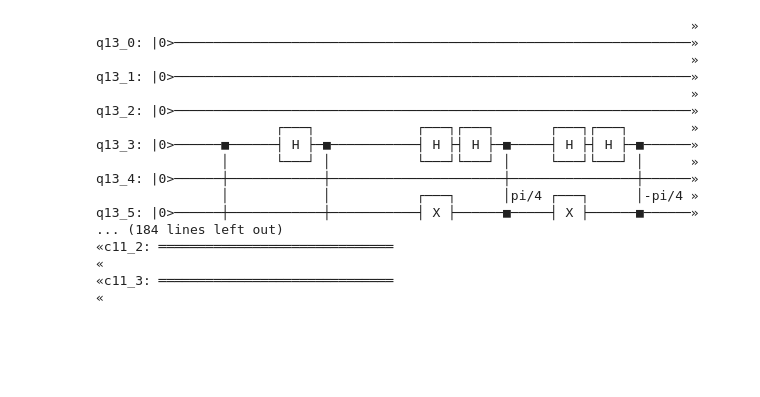
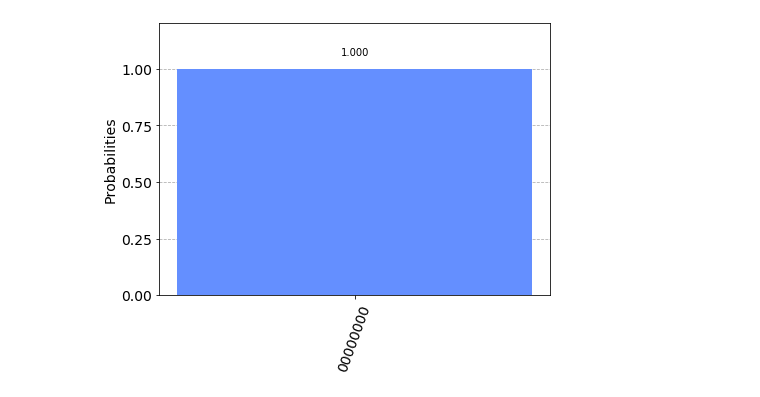
Before and after one commit to Askarpour/sw2_quantum_research, a Jupyter notebook: Olivieri/src/szegedy_quantum_walk.ipynb, the cells around one changed output. Drawn from its saved outputs; the diff is of its cells as text; code cells hidden in the pictures; blank space fills up the shorter version.

```diff
--- a/Olivieri/src/szegedy_quantum_walk.ipynb
+++ b/Olivieri/src/szegedy_quantum_walk.ipynb
@@ -16,22 +63,12 @@ circuit.cx(qr[0], qr[4])
+# %%
+circuit.measure(qr[0:8], cr)
+
+#simulate the circuit
+simulator = Aer.get_backend('qasm_simulator')
+result = execute(circuit, simulator).result()
 # %%
-#circuit.draw(output='mpl')
-from qiskit.tools.visualization import circuit_drawer
-circuit_drawer(circuit)
+# show result
+from qiskit.tools.visualization import plot_histogram, plot_circuit_layout
+plot_histogram(result.get_counts(circuit))
 # %% [output]
-                                                                            »
-q13_0: |0>──────────────────────────────────────────────────────────────────»
-                                                                            »
-q13_1: |0>──────────────────────────────────────────────────────────────────»
-                                                                            »
-q13_2: |0>──────────────────────────────────────────────────────────────────»
-                       ┌───┐             ┌───┐┌───┐       ┌───┐┌───┐        »
-q13_3: |0>──────■──────┤ H ├─■───────────┤ H ├┤ H ├─■─────┤ H ├┤ H ├─■──────»
-                │      └───┘ │           └───┘└───┘ │     └───┘└───┘ │      »
-q13_4: |0>──────┼────────────┼──────────────────────┼────────────────┼──────»
-                │            │           ┌───┐      │pi/4 ┌───┐      │-pi/4 »
-q13_5: |0>──────┼────────────┼───────────┤ X ├──────■─────┤ X ├──────■──────»
-... (184 lines left out)
-«c11_2: ══════════════════════════════
-«
-«c11_3: ══════════════════════════════
-«
+[figure, added]
```
Also changed, not shown: parts of 3 cells of this notebook, 28 other files.
